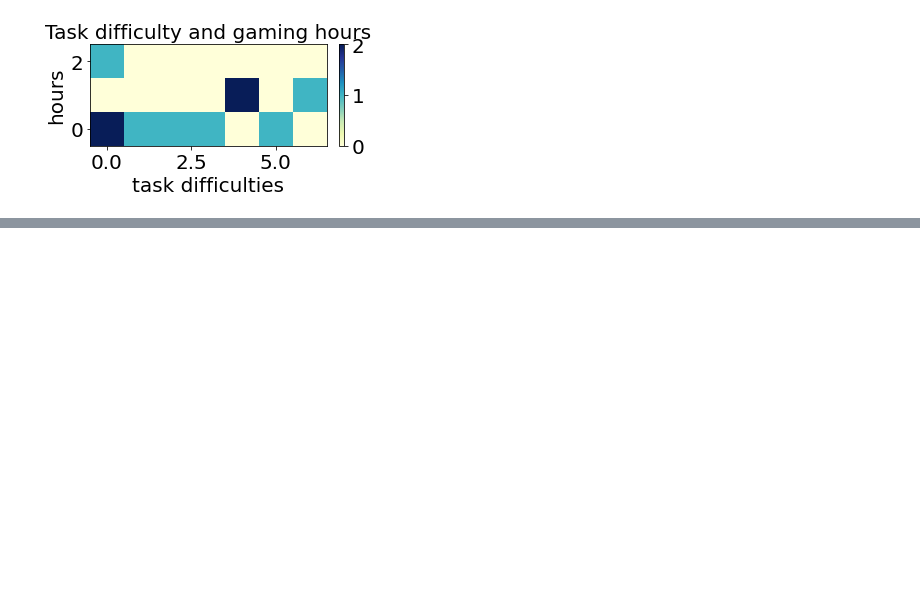
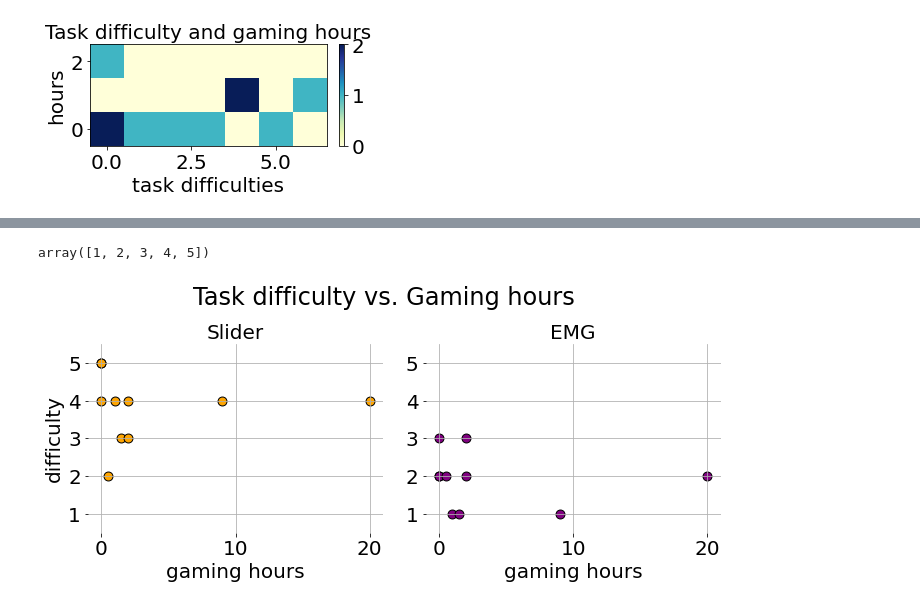
Before and after one commit to sburden-group/sensorimotor_fusion, a Jupyter notebook: analysis/Fusion analysis/Video_game_analysis_Amber.ipynb, the cells around one changed output, grey strips where cells are left out. Saved outputs shown, nothing was run; the diff lists cells and outputs as text; code cells hidden in the pictures; blank space fills up the shorter version.

```diff
--- a/analysis/Fusion analysis/Video_game_analysis_Amber.ipynb
+++ b/analysis/Fusion analysis/Video_game_analysis_Amber.ipynb
@@ -683,0 +682,41 @@ plt.show()
+# %%
+np.arange(1,6)
+# %% [output]
+array([1, 2, 3, 4, 5])
+# %%
+fig, axs = plt.subplots(1,2, figsize = (10,4.5))
+fig.suptitle('Task difficulty vs. Gaming hours')
+ax = axs[0]
+ax.scatter(gaming_hours,sorted_easy_level_slider,color ='orange',s = 80, edgecolors='black')
+ax.set_xlabel('gaming hours')
+ax.set_ylabel('difficulty')
+# ax.set_xlim(0,10)
+ax.set_ylim(0.5,5.5)
+ax.set_title('Slider')
+ax.set_yticks(np.arange(1,6))
+ax.set_yticklabels(np.arange(1,6))
+ax.spines['top'].set_visible(False)
+ax.spines['right'].set_visible(False)
+ax.spines['bottom'].set_visible(False)
+ax.spines['left'].set_visible(False)
+ax.grid()
+
+ax = axs[1]
+ax.scatter(gaming_hours,sorted_easy_level_EMG,color ='purple',s = 80, edgecolors='black')
+ax.set_xlabel('gaming hours')
+# ax.set_xlim(0,10)
+ax.set_ylim(0.5,5.5)
+ax.set_yticks(np.arange(1,6))
+ax.set_yticklabels(np.arange(1,6))
+ax.set_title('EMG')
+ax.spines['top'].set_visible(False)
+ax.spines['right'].set_visible(False)
+ax.spines['bottom'].set_visible(False)
+ax.spines['left'].set_visible(False)
+ax.grid()
+
+fig.tight_layout()
+fig.subplots_adjust(top=0.8)
+plt.show()
+# %% [output]
+[figure, added]
```
Also changed, not shown: parts of 4 cells of this notebook.
